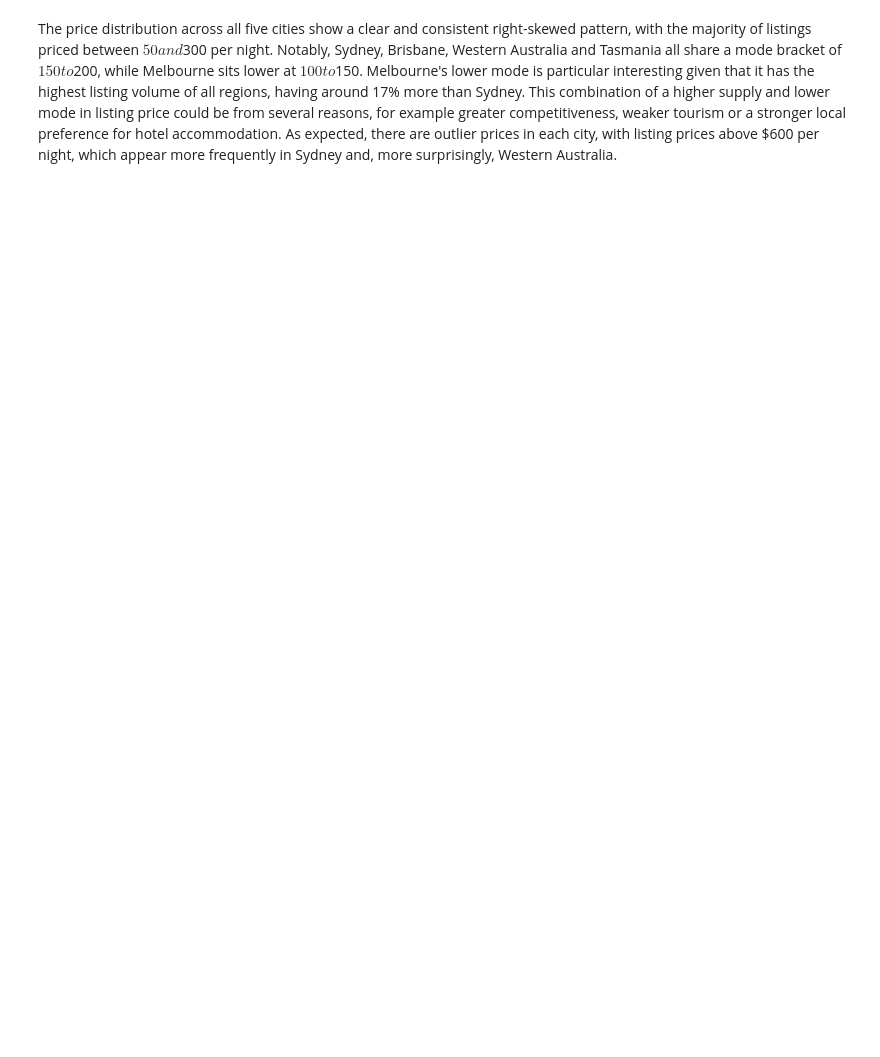
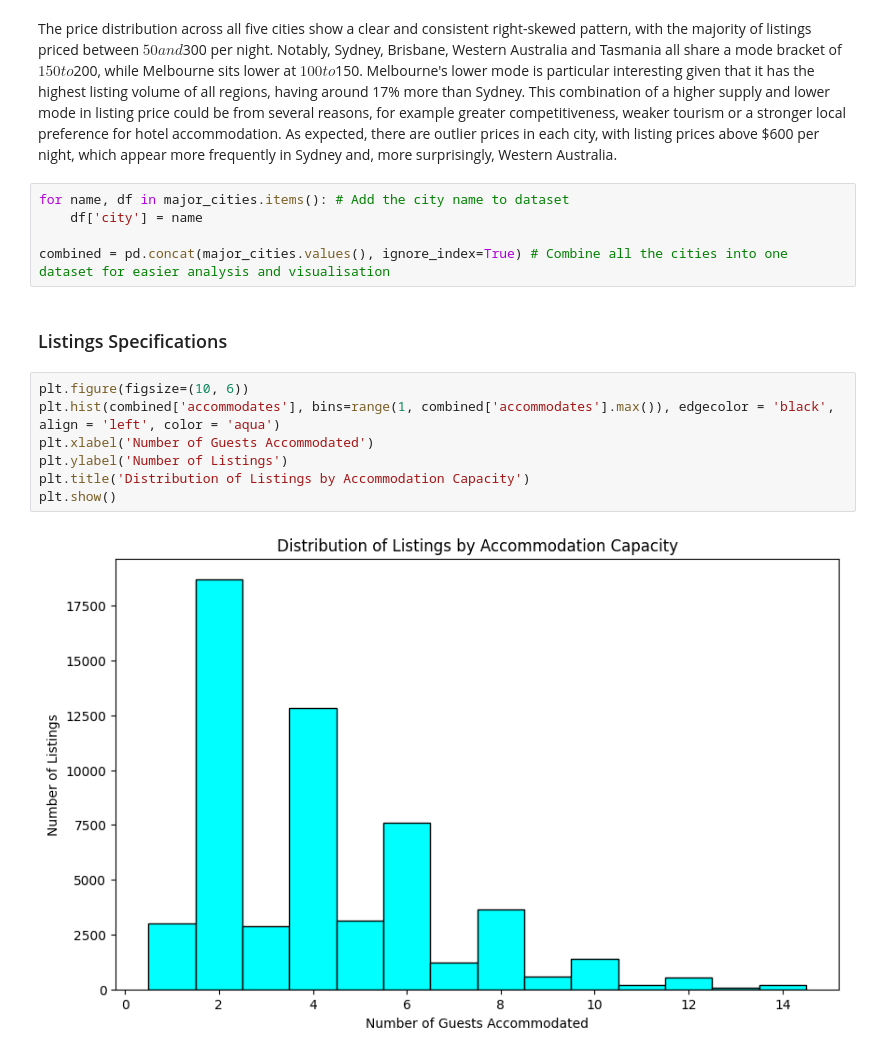
Before and after one commit to jxcksonli/airbnb-australia-price-analysis, a Jupyter notebook: airbnbn-analysis.ipynb, the cells around one changed output. Drawn from its saved outputs; the diff is of its cells as text; blank space fills up the shorter version.

```diff
--- a/airbnbn-analysis.ipynb
+++ b/airbnbn-analysis.ipynb
@@ -65,2 +66,18 @@ for city_name, city in major_cities.items():
 # %% [markdown]
 The price distribution across all five cities show a clear and consistent right-skewed pattern, with the majority of listings priced between $50 and $300 per night. Notably, Sydney, Brisbane, Western Australia and Tasmania all share a mode bracket of $150 to $200, while Melbourne sits lower at $100 to $150. Melbourne's lower mode is particular interesting given that it has the highest listing volume of all regions, having around 17% more than Sydney. This combination of a higher supply and lower mode in listing price could be from several reasons, for example greater competitiveness, weaker tourism or a stronger local preference for hotel accommodation. As expected, there are outlier prices in each city, with listing prices above $600 per night, which appear more frequently in Sydney and, more surprisingly, Western Australia.
+# %%
+for name, df in major_cities.items(): # Add the city name to dataset
+    df['city'] = name
+
+combined = pd.concat(major_cities.values(), ignore_index=True) # Combine all the cities into one dataset for easier analysis and visualisation
+# %% [markdown]
+### Listings Specifications
+# %%
+plt.figure(figsize=(10, 6))
+plt.hist(combined['accommodates'], bins=range(1, combined['accommodates'].max()), edgecolor = 'black', align = 'left', color = 'aqua')
+plt.xlabel('Number of Guests Accommodated')
+plt.ylabel('Number of Listings')
+plt.title('Distribution of Listings by Accommodation Capacity')
+plt.show()
+# %% [output]
+[figure, added]
```
Also changed, not shown: parts of 3 cells of this notebook.
